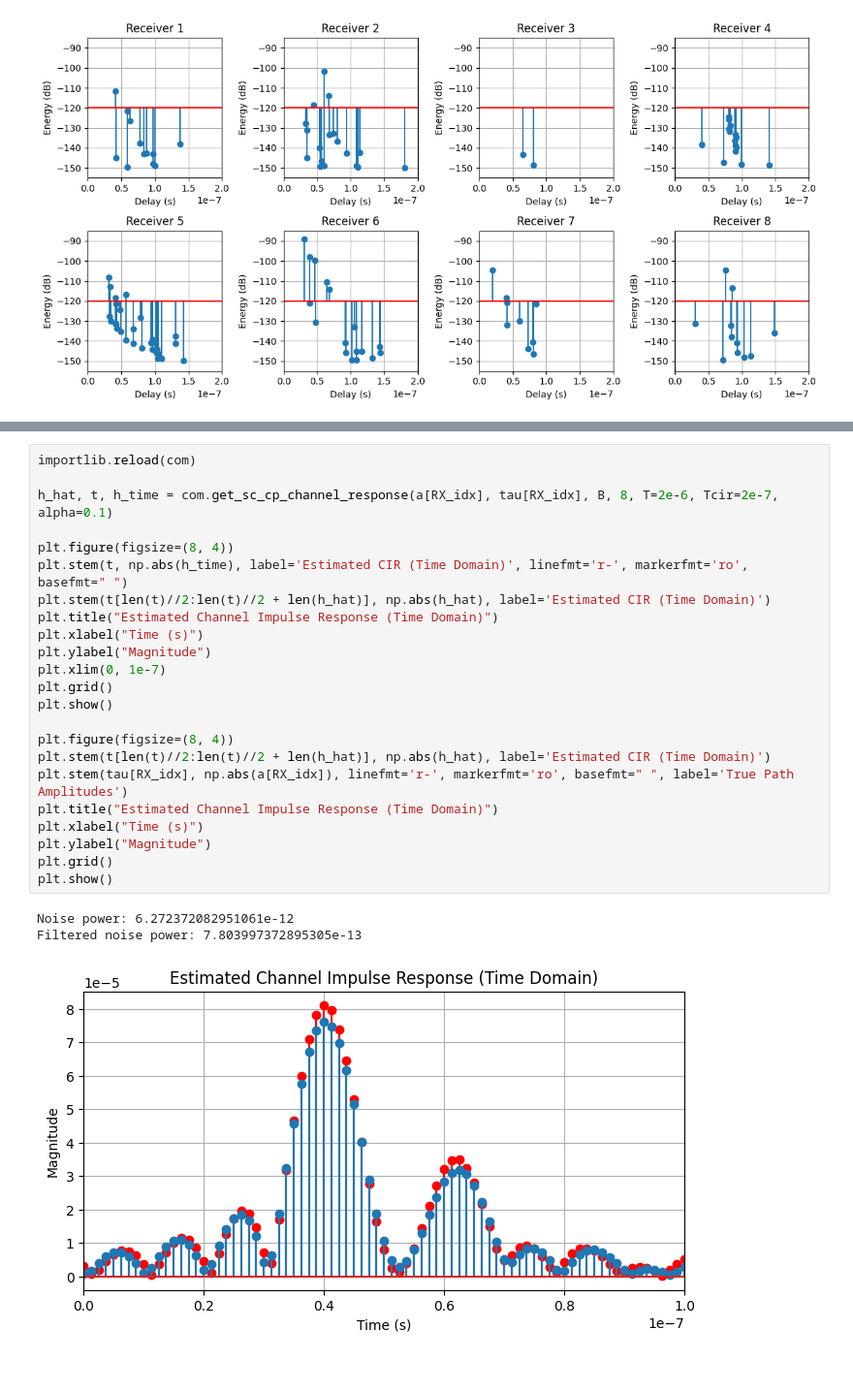
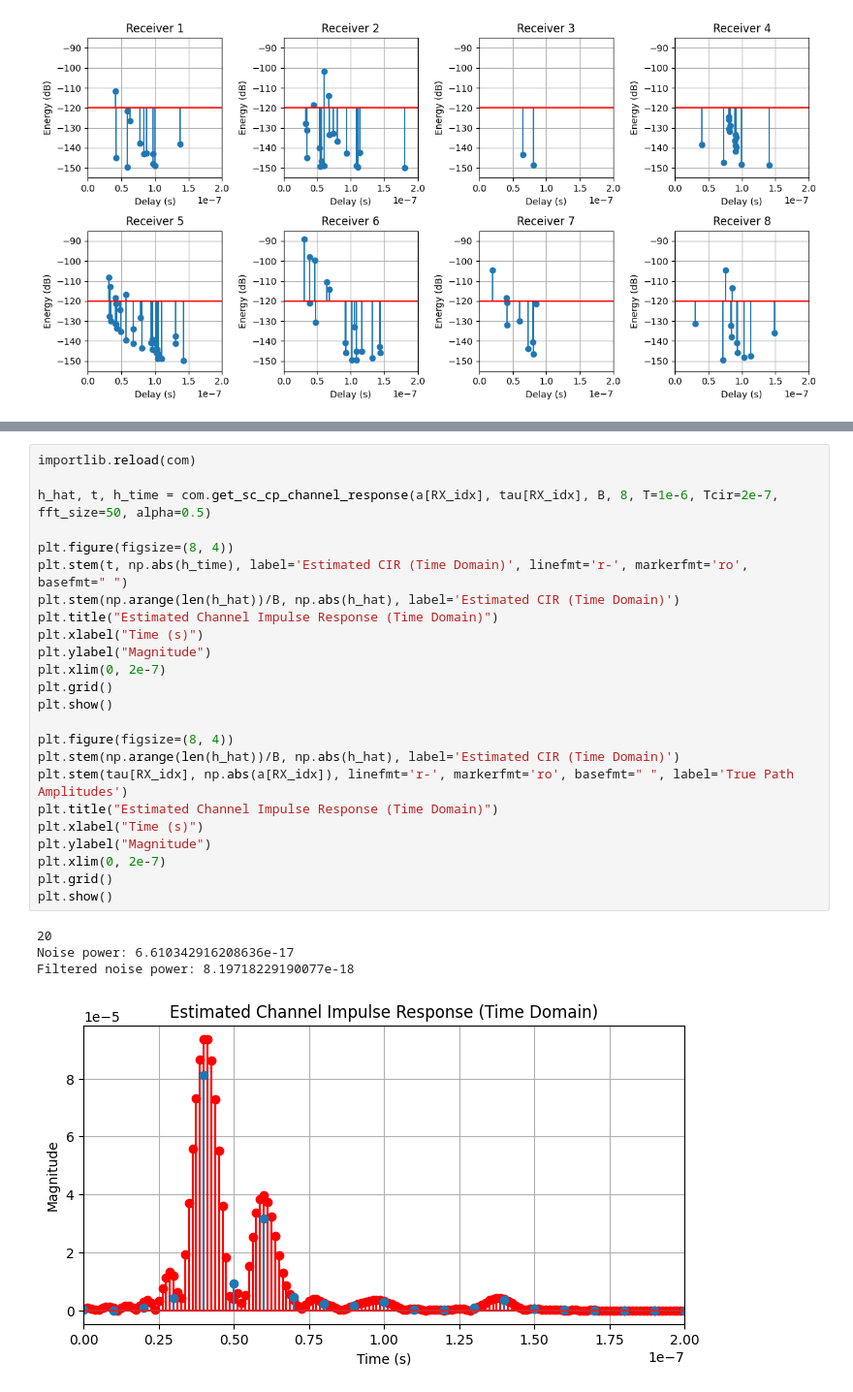
Before and after one commit to lraviart/RayTracing, a Jupyter notebook: Localization/SimpleReflexion2.ipynb, the cells around one changed output, grey strips where cells are left out. Shown at 97% size. Cells and saved outputs as stored; diff of their text form.

```diff
--- a/Localization/SimpleReflexion2.ipynb
+++ b/Localization/SimpleReflexion2.ipynb
@@ -463,27 +454,29 @@ plt.show()
 # %%
 importlib.reload(com)
 
-h_hat, t, h_time = com.get_sc_cp_channel_response(a[RX_idx], tau[RX_idx], B, 8, T=2e-6, Tcir=2e-7, alpha=0.1)
+h_hat, t, h_time = com.get_sc_cp_channel_response(a[RX_idx], tau[RX_idx], B, 8, T=1e-6, Tcir=2e-7, fft_size=50, alpha=0.5)
 
 plt.figure(figsize=(8, 4))
 plt.stem(t, np.abs(h_time), label='Estimated CIR (Time Domain)', linefmt='r-', markerfmt='ro', basefmt=" ")
-plt.stem(t[len(t)//2:len(t)//2 + len(h_hat)], np.abs(h_hat), label='Estimated CIR (Time Domain)')
+plt.stem(np.arange(len(h_hat))/B, np.abs(h_hat), label='Estimated CIR (Time Domain)')
 plt.title("Estimated Channel Impulse Response (Time Domain)")
 plt.xlabel("Time (s)")
 plt.ylabel("Magnitude")
-plt.xlim(0, 1e-7)
+plt.xlim(0, 2e-7)
 plt.grid()
 plt.show()
 
 plt.figure(figsize=(8, 4))
-plt.stem(t[len(t)//2:len(t)//2 + len(h_hat)], np.abs(h_hat), label='Estimated CIR (Time Domain)')
+plt.stem(np.arange(len(h_hat))/B, np.abs(h_hat), label='Estimated CIR (Time Domain)')
 plt.stem(tau[RX_idx], np.abs(a[RX_idx]), linefmt='r-', markerfmt='ro', basefmt=" ", label='True Path Amplitudes')
 plt.title("Estimated Channel Impulse Response (Time Domain)")
 plt.xlabel("Time (s)")
 plt.ylabel("Magnitude")
+plt.xlim(0, 2e-7)
 plt.grid()
 plt.show()
 # %% [output]
-Noise power: 6.272372082951061e-12
-Filtered noise power: 7.803997372895305e-13
+20
+Noise power: 6.610342916208636e-17
+Filtered noise power: 8.19718229190077e-18
-[figure, old version]
+[figure, new version]
```
Also changed, not shown: parts of 19 cells of this notebook, 4 other files.
